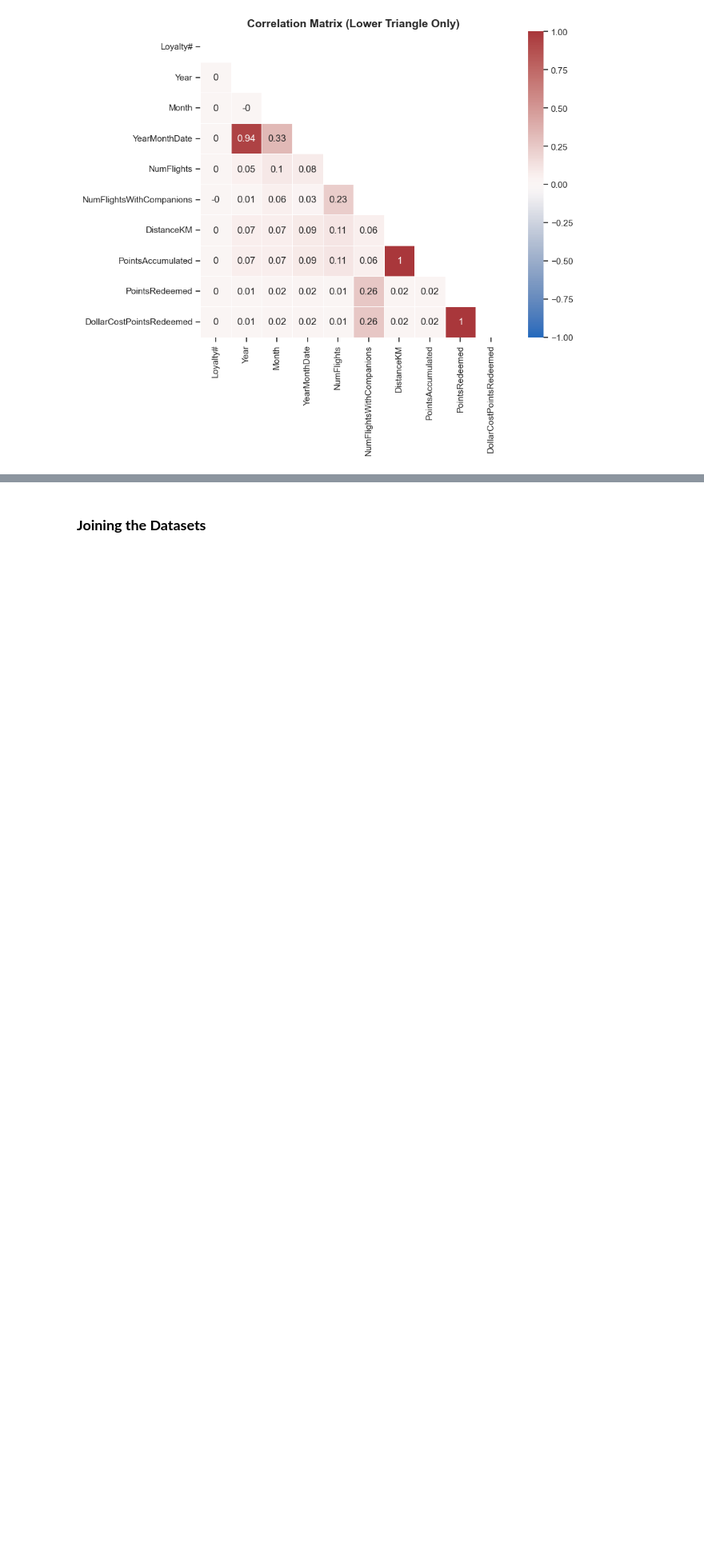
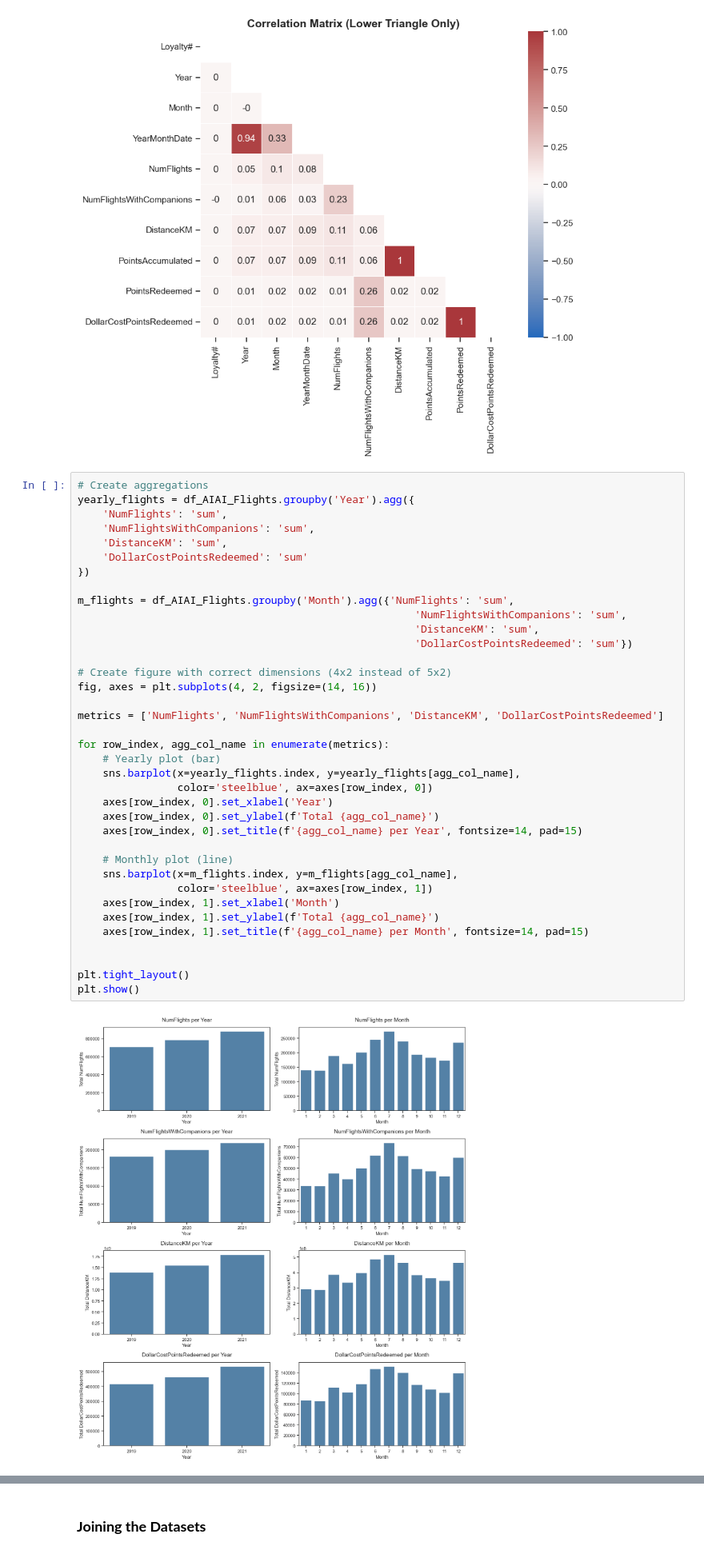
Before and after one commit to luisbdavila/Airline_Customer_Segmentation_DataMining_Project_Python, a Jupyter notebook: 1_Delivery/Code/EDA.ipynb, the cells around one changed output, grey strips where cells are left out. Shown at 80% size. Drawn from its saved outputs; the diff is of its cells as text; blank space fills up the shorter version.

```diff
--- a/1_Delivery/Code/EDA.ipynb
+++ b/1_Delivery/Code/EDA.ipynb
@@ -951,3 +951,42 @@ plt.tight_layout()
 plt.show()
 # %% [output]
 [figure]
+# %%
+# Create aggregations
+yearly_flights = df_AIAI_Flights.groupby('Year').agg({
+    'NumFlights': 'sum',
+    'NumFlightsWithCompanions': 'sum',
+    'DistanceKM': 'sum',
+    'DollarCostPointsRedeemed': 'sum'
+})
+
+m_flights = df_AIAI_Flights.groupby('Month').agg({'NumFlights': 'sum',
+                                                      'NumFlightsWithCompanions': 'sum',
+                                                      'DistanceKM': 'sum',
+                                                      'DollarCostPointsRedeemed': 'sum'})
+
+# Create figure with correct dimensions (4x2 instead of 5x2)
+fig, axes = plt.subplots(4, 2, figsize=(14, 16))
+
+metrics = ['NumFlights', 'NumFlightsWithCompanions', 'DistanceKM', 'DollarCostPointsRedeemed']
+
+for row_index, agg_col_name in enumerate(metrics):
+    # Yearly plot (bar)
+    sns.barplot(x=yearly_flights.index, y=yearly_flights[agg_col_name],
+                color='steelblue', ax=axes[row_index, 0])
+    axes[row_index, 0].set_xlabel('Year')
+    axes[row_index, 0].set_ylabel(f'Total {agg_col_name}')
+    axes[row_index, 0].set_title(f'{agg_col_name} per Year', fontsize=14, pad=15)
+
+    # Monthly plot (line)
+    sns.barplot(x=m_flights.index, y=m_flights[agg_col_name],
+                color='steelblue', ax=axes[row_index, 1])
+    axes[row_index, 1].set_xlabel('Month')
+    axes[row_index, 1].set_ylabel(f'Total {agg_col_name}')
+    axes[row_index, 1].set_title(f'{agg_col_name} per Month', fontsize=14, pad=15)
+
+
+plt.tight_layout()
+plt.show()
+# %% [output]
+[figure, added]
```
Also changed, not shown: parts of 3 cells of this notebook, 1 other file.
